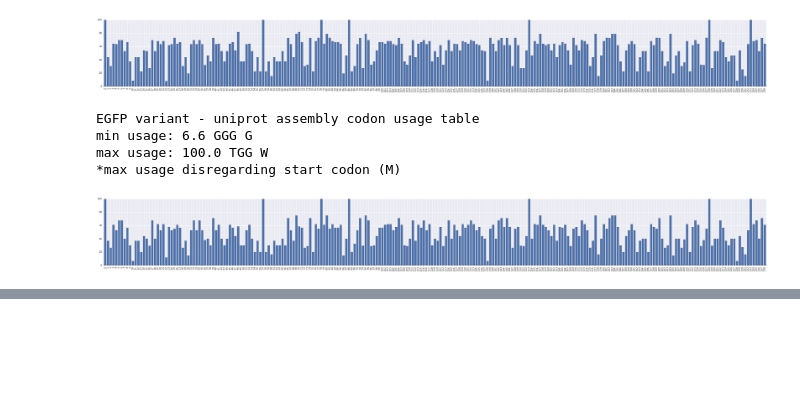
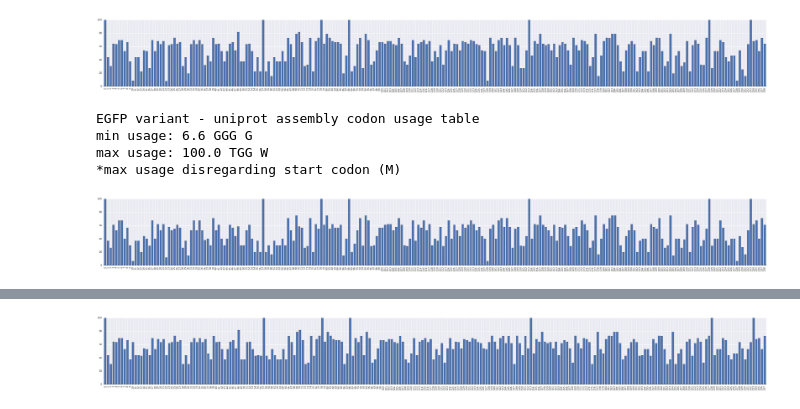
Before and after one commit to damiankao/mlig-regeneration-transcriptome, a Jupyter notebook: misc/codon-usage.ipynb, the cells around one changed output, grey strips where cells are left out. Cells and saved outputs as stored; diff of their text form; code cells hidden in the pictures; blank space fills up the shorter version.

```diff
--- a/misc/codon-usage.ipynb
+++ b/misc/codon-usage.ipynb
@@ -147,0 +234,6 @@ max usage: 100.0 TGG W
+# %%
+optEgfp2 = ''.join([x[0] for x in optimalCodon(egfp2, usage, optimalUsage)])
+print 'EGFP variant - optimal codon usage'
+print optEgfp2
+usageStat(optEgfp2, usage)
+# %% [output]
@@ -147,0 +245 @@ max usage: 100.0 TGG W
+[figure, added]
```
Also changed, not shown: parts of 10 cells of this notebook.
